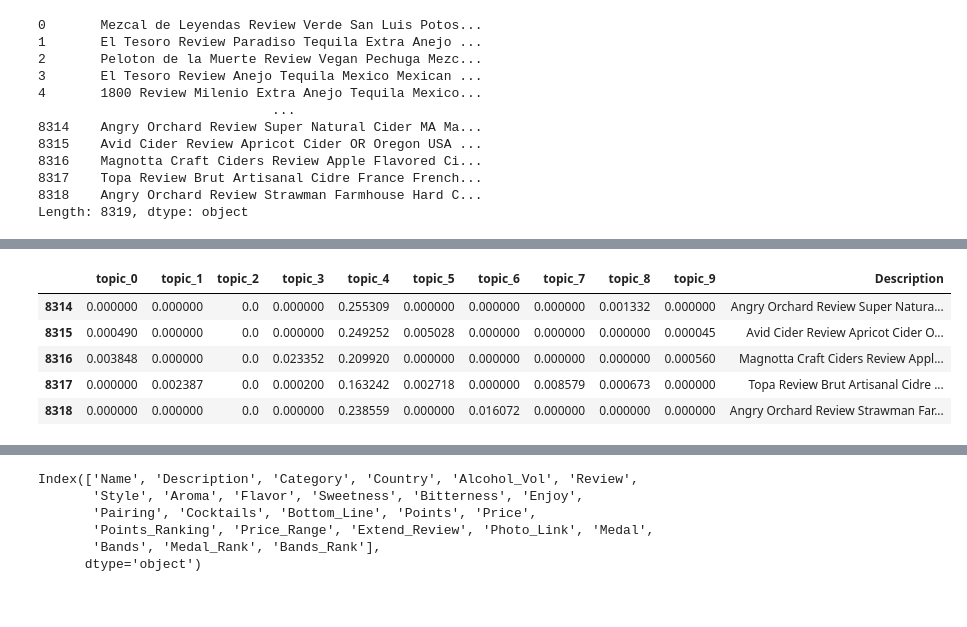
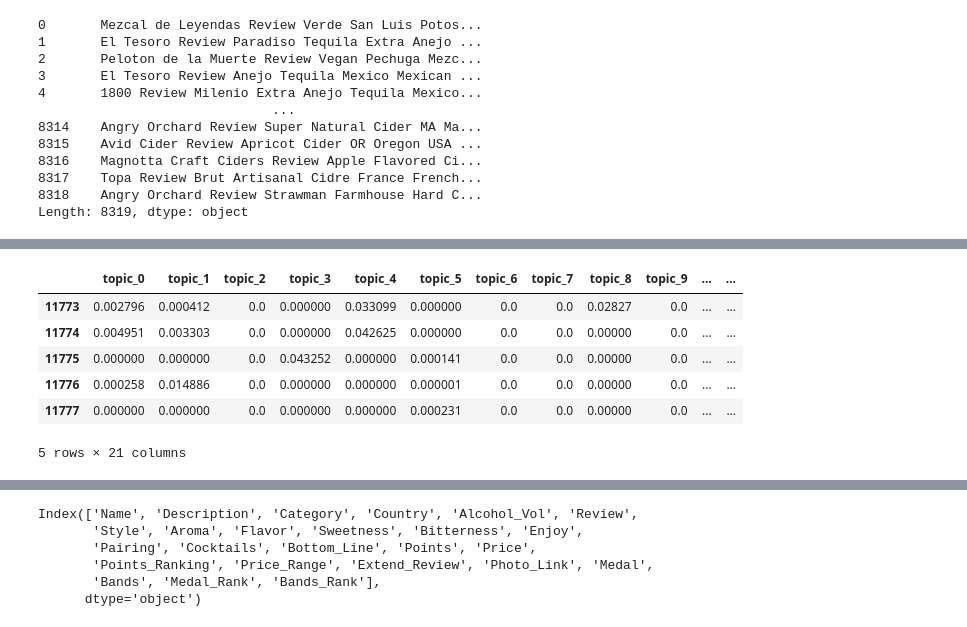
Before and after one commit to luongtruong77/nlp-drinks-cocktails-recommender, a Jupyter notebook: notebooks/topic-modeling.ipynb, the cells around one changed output, grey strips where cells are left out. Drawn from its saved outputs; the diff is of its cells as text; code cells hidden in the pictures.

```diff
--- a/notebooks/topic-modeling.ipynb
+++ b/notebooks/topic-modeling.ipynb
@@ -620,3 +632,6 @@ df['Description'].fillna('') + ' ' + full_df['Price_Range'].fillna('')
 8317    Topa Review Brut Artisanal Cidre France French...
 8318    Angry Orchard Review Strawman Farmhouse Hard C...
 Length: 8319, dtype: object
+# %%
+df = pd.read_csv('../data/extended_df.csv', index_col=0)
+df.tail()
@@ -623,31 +646,32 @@ Length: 8319, dtype: object
 # %%
-descriptions = df['Description'].fillna('') + ' ' + full_df['Price_Range'].fillna('')
+descriptions = df['Description'].fillna('') + ' ' + df['Price_Range'].fillna('')
 
 descriptions = text_cleaning(descriptions)
 
 tfidf_des = TfidfVectorizer(stop_words=stop_words,
                            min_df=3,
                            max_df=0.7) #tfidf vectorizer: used to transform new text data to to through the nmf
 
 des_matrix = tfidf_des.fit_transform(descriptions)
 
 vocabs_des = tfidf_des.get_feature_names()
 
-nmf_des = NMF(10)
+nmf_des = NMF(20)
 
 des_matrix = nmf_des.fit_transform(des_matrix) #nmf model to transform new text data
 
 des_df = pd.DataFrame(des_matrix).add_prefix('topic_')
 
-des_df['Description'] = full_df['Description']
+des_df['Description'] = df['Description']
 
 des_df.tail()
 # %% [output]
-|  | topic_0 | topic_1 | topic_2 | topic_3 | topic_4 | topic_5 | topic_6 | topic_7 | topic_8 | topic_9 | Description |
-| 8314 | 0.000000 | 0.000000 | 0.0 | 0.000000 | 0.255309 | 0.000000 | 0.000000 | 0.000000 | 0.001332 | 0.000000 | Angry Orchard Review Super Natura... |
-| 8315 | 0.000490 | 0.000000 | 0.0 | 0.000000 | 0.249252 | 0.005028 | 0.000000 | 0.000000 | 0.000000 | 0.000045 | Avid Cider Review Apricot Cider O... |
-| 8316 | 0.003848 | 0.000000 | 0.0 | 0.023352 | 0.209920 | 0.000000 | 0.000000 | 0.000000 | 0.000000 | 0.000560 | Magnotta Craft Ciders Review Appl... |
-| 8317 | 0.000000 | 0.002387 | 0.0 | 0.000200 | 0.163242 | 0.002718 | 0.000000 | 0.008579 | 0.000673 | 0.000000 | Topa Review Brut Artisanal Cidre ... |
-| 8318 | 0.000000 | 0.000000 | 0.0 | 0.000000 | 0.238559 | 0.000000 | 0.016072 | 0.000000 | 0.000000 | 0.000000 | Angry Orchard Review Strawman Far... |
+|  | topic_0 | topic_1 | topic_2 | topic_3 | topic_4 | topic_5 | topic_6 | topic_7 | topic_8 | topic_9 | ... | ... |
+| 11773 | 0.002796 | 0.000412 | 0.0 | 0.000000 | 0.033099 | 0.000000 | 0.0 | 0.0 | 0.02827 | 0.0 | ... | ... |
+| 11774 | 0.004951 | 0.003303 | 0.0 | 0.000000 | 0.042625 | 0.000000 | 0.0 | 0.0 | 0.00000 | 0.0 | ... | ... |
+| 11775 | 0.000000 | 0.000000 | 0.0 | 0.043252 | 0.000000 | 0.000141 | 0.0 | 0.0 | 0.00000 | 0.0 | ... | ... |
+| 11776 | 0.000258 | 0.014886 | 0.0 | 0.000000 | 0.000000 | 0.000001 | 0.0 | 0.0 | 0.00000 | 0.0 | ... | ... |
+| 11777 | 0.000000 | 0.000000 | 0.0 | 0.000000 | 0.000000 | 0.000231 | 0.0 | 0.0 | 0.00000 | 0.0 | ... | ... |
+5 rows × 21 columns
 # %%
 from sklearn.metrics.pairwise import cosine_similarity, manhattan_distances, euclidean_distances
```
Also changed, not shown: parts of 18 cells of this notebook, 10 other files.
